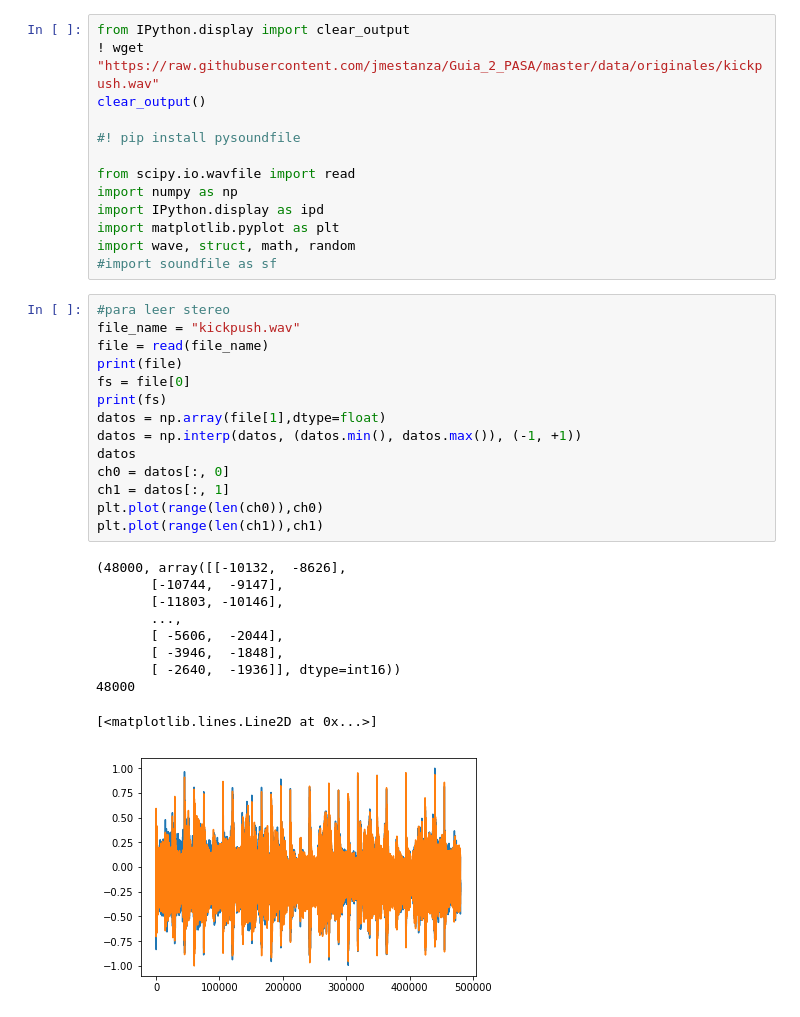
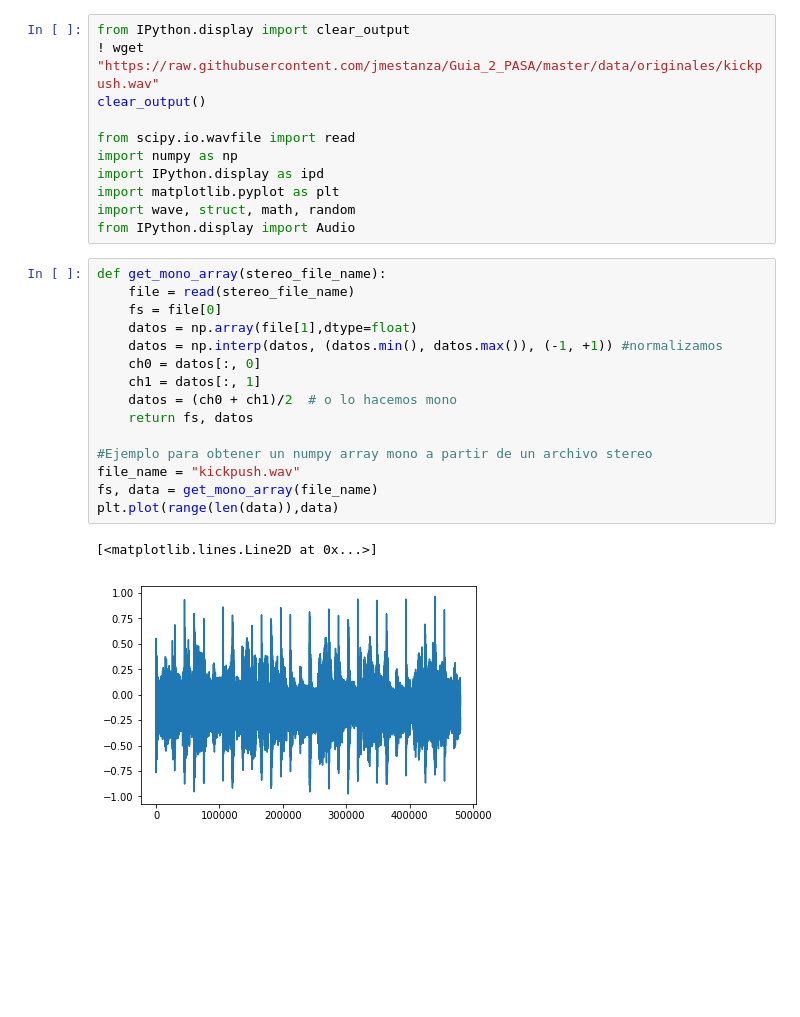
Before and after one commit to newtonis/Guia_2_PASA, a Jupyter notebook: Guia_2.ipynb, the cells around one changed output. Drawn from its saved outputs; the diff is of its cells as text; blank space fills up the shorter version.

```diff
--- a/Guia_2.ipynb
+++ b/Guia_2.ipynb
@@ -4,37 +4,28 @@
 from IPython.display import clear_output
 ! wget "https://raw.githubusercontent.com/jmestanza/Guia_2_PASA/master/data/originales/kickpush.wav"
 clear_output()
-
-#! pip install pysoundfile
 
 from scipy.io.wavfile import read
 import numpy as np
 import IPython.display as ipd
 import matplotlib.pyplot as plt
 import wave, struct, math, random
-#import soundfile as sf
+from IPython.display import Audio
 # %%
-#para leer stereo
+def get_mono_array(stereo_file_name):
+    file = read(stereo_file_name)
+    fs = file[0]
+    datos = np.array(file[1],dtype=float)
+    datos = np.interp(datos, (datos.min(), datos.max()), (-1, +1)) #normalizamos
+    ch0 = datos[:, 0]
+    ch1 = datos[:, 1]
+    datos = (ch0 + ch1)/2  # o lo hacemos mono
+    return fs, datos
+
+#Ejemplo para obtener un numpy array mono a partir de un archivo stereo
 file_name = "kickpush.wav"
-file = read(file_name)
-print(file)
-fs = file[0]
-print(fs)
-datos = np.array(file[1],dtype=float)
-datos = np.interp(datos, (datos.min(), datos.max()), (-1, +1))
-datos
-ch0 = datos[:, 0]
-ch1 = datos[:, 1]
-plt.plot(range(len(ch0)),ch0)
-plt.plot(range(len(ch1)),ch1)
+fs, data = get_mono_array(file_name)
+plt.plot(range(len(data)),data)
 # %% [output]
-(48000, array([[-10132,  -8626],
-       [-10744,  -9147],
-       [-11803, -10146],
-       ...,
-       [ -5606,  -2044],
-       [ -3946,  -1848],
-       [ -2640,  -1936]], dtype=int16))
-48000
+[<matplotlib.lines.Line2D at 0x...>]
-[<matplotlib.lines.Line2D at 0x...>]
-[figure, old version]
+[figure, new version]
```
Also changed, not shown: parts of 5 cells of this notebook.
